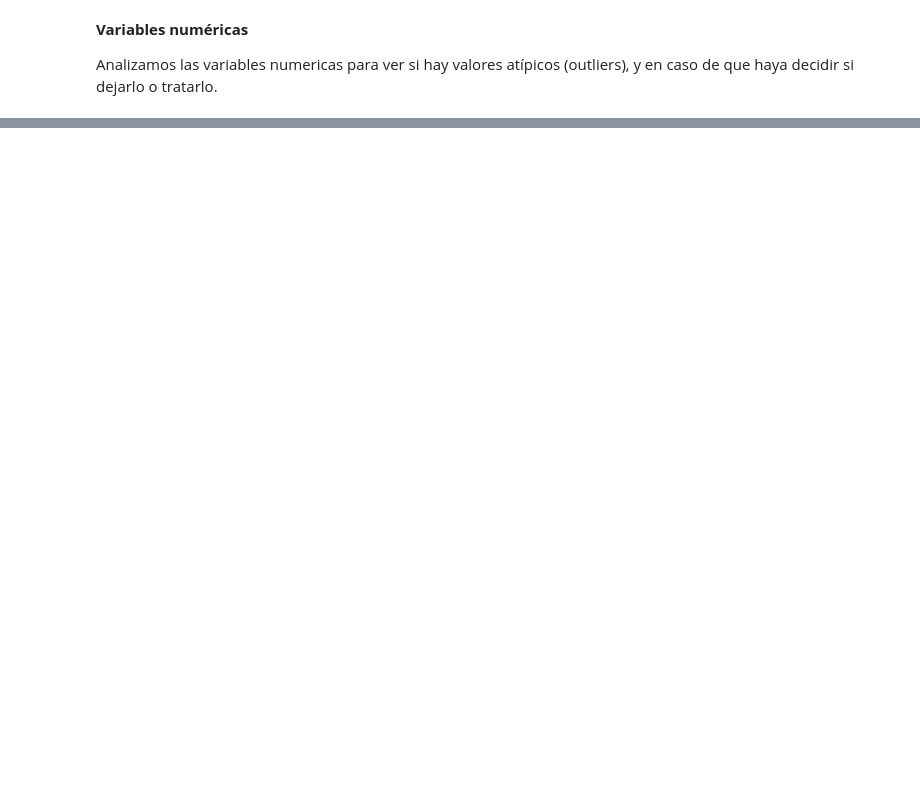
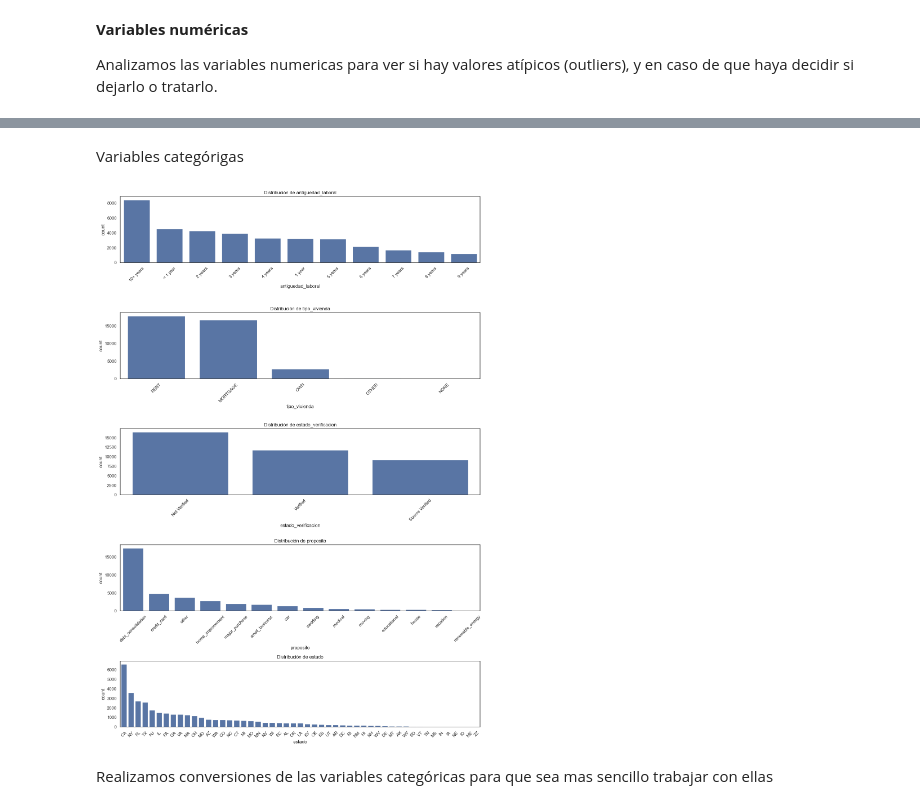
Before and after one commit to Jxweyy/CUNEF__PROYECTO_APRENDIZAJE_AUTOMATICO, a Jupyter notebook: 00_EDA.ipynb, the cells around one changed output, grey strips where cells are left out. Cells and saved outputs as stored; diff of their text form; code cells hidden in the pictures; blank space fills up the shorter version.

```diff
--- a/00_EDA.ipynb
+++ b/00_EDA.ipynb
@@ -487,0 +500,18 @@ plt.show()
+# %% [markdown]
+Variables categórigas
+# %%
+plt.figure(figsize=(14, 4 * len(categoricas)))
+
+for i, col in enumerate(categoricas, 1):
+    plt.subplot(len(categoricas), 1, i)
+    order = df[col].value_counts().index
+    sns.countplot(data=df, x=col, order=order)
+    plt.title(f"Distribución de {col}")
+    plt.xticks(rotation=45)
+
+plt.tight_layout()
+plt.show()
+# %% [output]
+[figure, added]
+# %% [markdown]
+Realizamos conversiones de las variables categóricas para que sea mas sencillo trabajar con ellas
```
Also changed, not shown: parts of 11 cells of this notebook.
